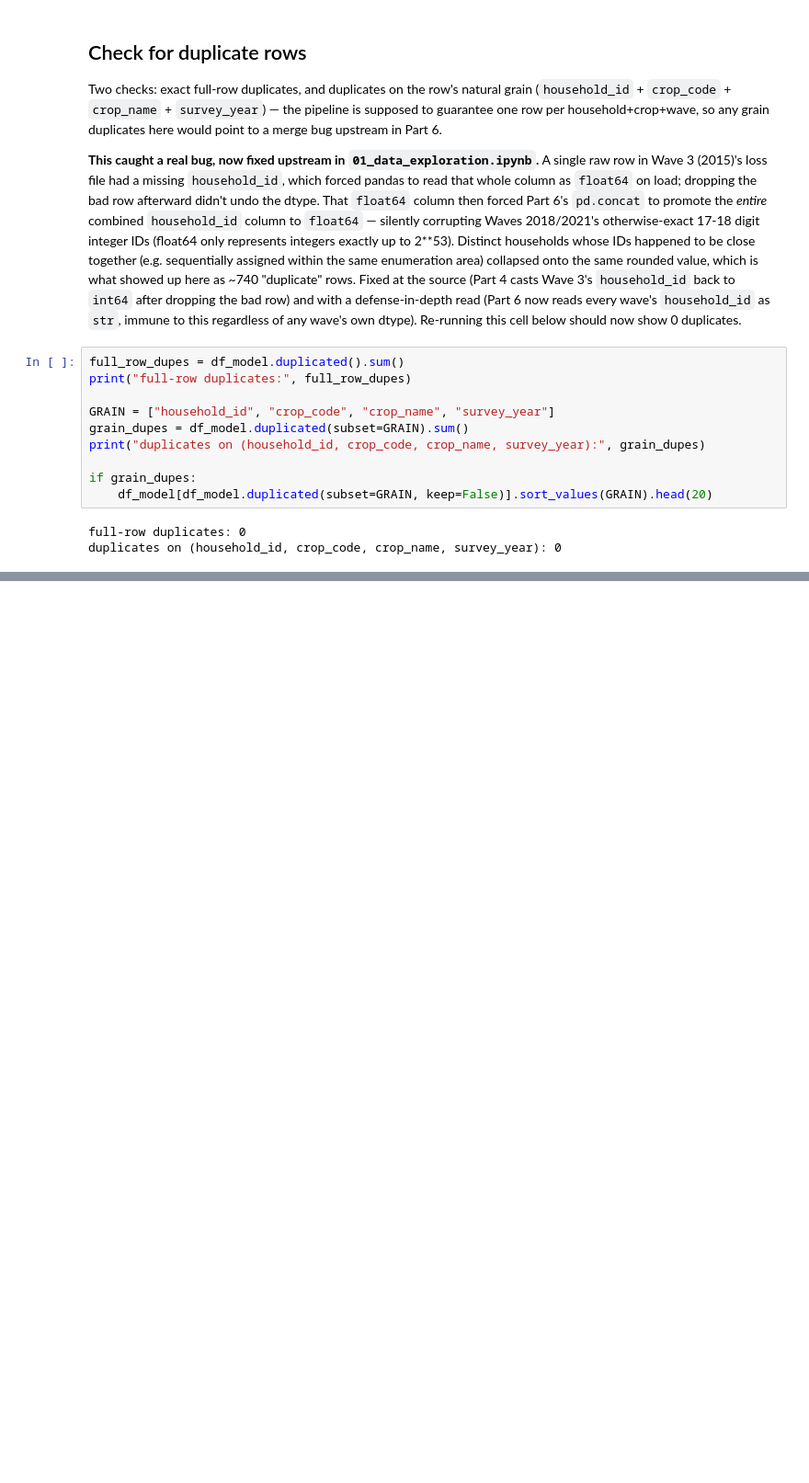
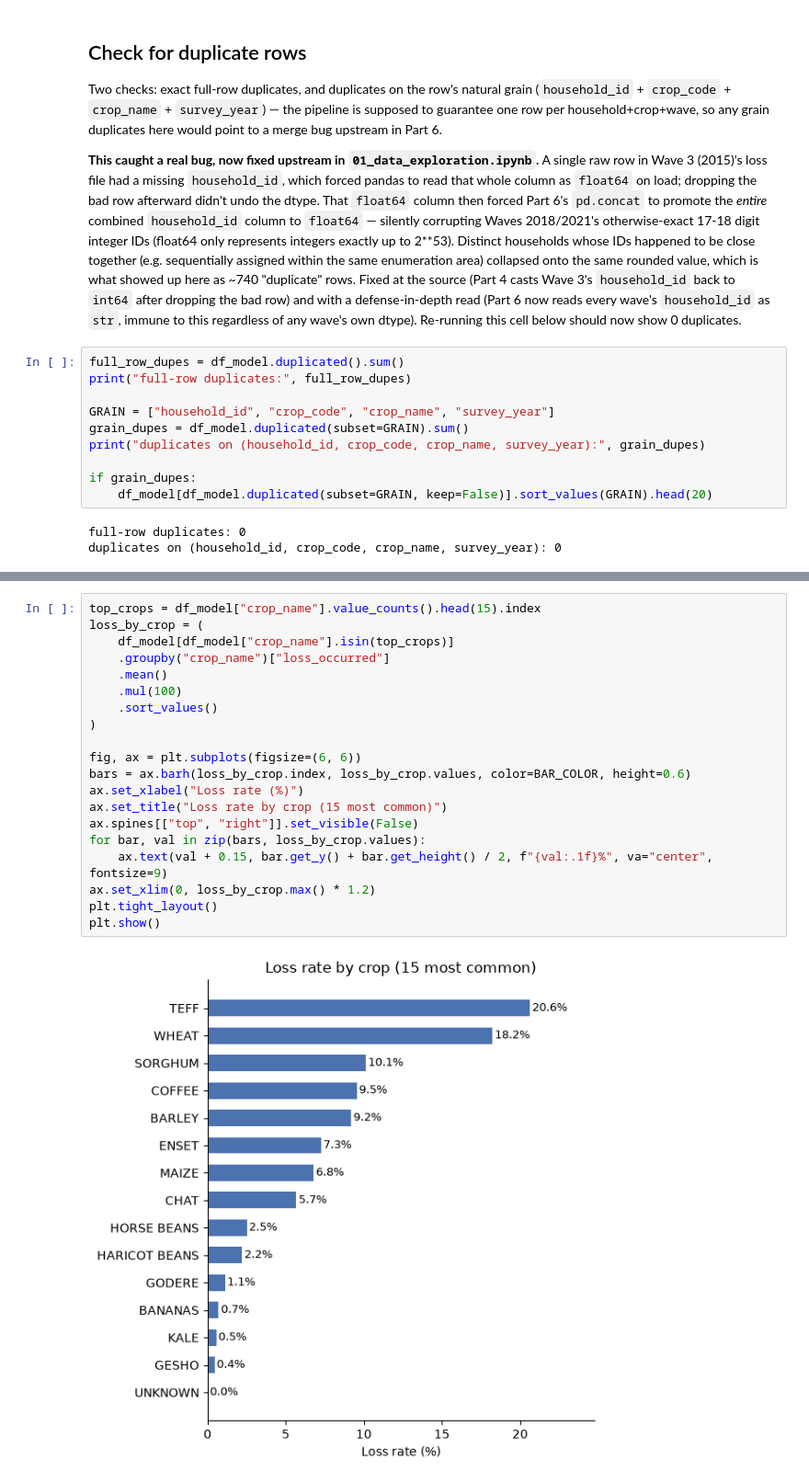
Before and after one commit to Melkam22/crop-loss-predictor-app, a Jupyter notebook: notebooks/02_feature_exploration.ipynb, the cells around one changed output, grey strips where cells are left out. Shown at 92% size. Drawn from its saved outputs; the diff is of its cells as text; blank space fills up the shorter version.

```diff
--- a/notebooks/02_feature_exploration.ipynb
+++ b/notebooks/02_feature_exploration.ipynb
@@ -236,0 +299,22 @@ duplicates on (household_id, crop_code, crop_name, survey_year): 0
+# %%
+top_crops = df_model["crop_name"].value_counts().head(15).index
+loss_by_crop = (
+    df_model[df_model["crop_name"].isin(top_crops)]
+    .groupby("crop_name")["loss_occurred"]
+    .mean()
+    .mul(100)
+    .sort_values()
+)
+
+fig, ax = plt.subplots(figsize=(6, 6))
+bars = ax.barh(loss_by_crop.index, loss_by_crop.values, color=BAR_COLOR, height=0.6)
+ax.set_xlabel("Loss rate (%)")
+ax.set_title("Loss rate by crop (15 most common)")
+ax.spines[["top", "right"]].set_visible(False)
+for bar, val in zip(bars, loss_by_crop.values):
+    ax.text(val + 0.15, bar.get_y() + bar.get_height() / 2, f"{val:.1f}%", va="center", fontsize=9)
+ax.set_xlim(0, loss_by_crop.max() * 1.2)
+plt.tight_layout()
+plt.show()
+# %% [output]
+[figure, added]
```
Also changed, not shown: parts of 4 cells of this notebook, 1 other file.
